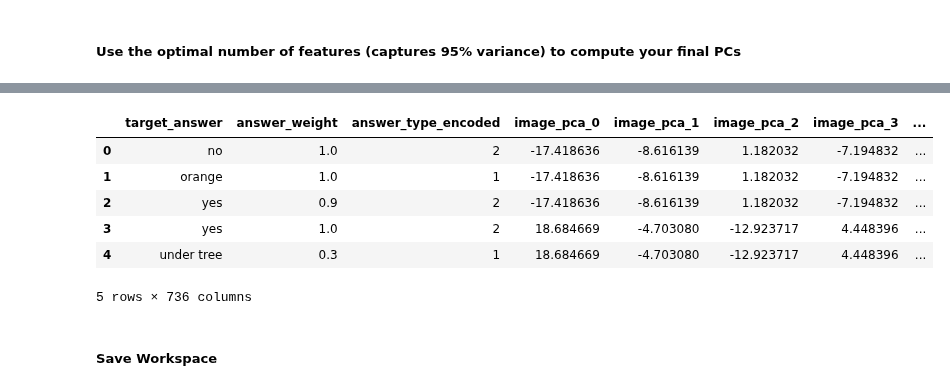
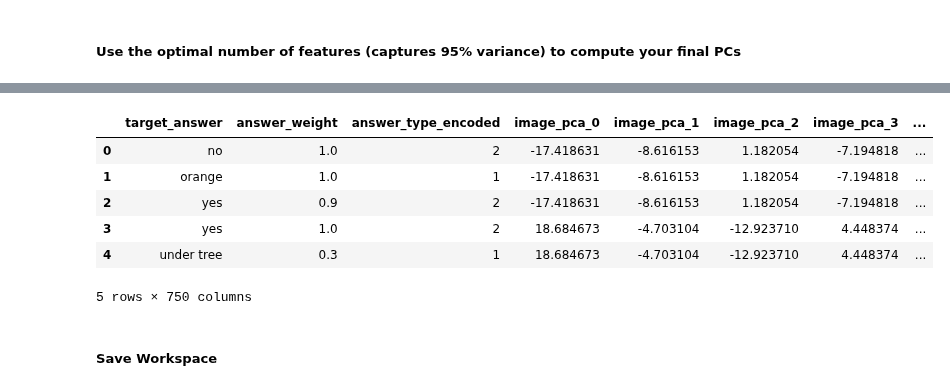
Before and after one commit to nilanahar/MMAI_894_DeepLearning_Project_TeamRosedale, a Jupyter notebook: MMAI_894_Team_Project_ResNet+GoogleWord2Vec.ipynb, the cells around one changed output, grey strips where cells are left out. Saved outputs shown, nothing was run; the diff lists cells and outputs as text; code cells hidden in the pictures.

```diff
--- a/MMAI_894_Team_Project_ResNet+GoogleWord2Vec.ipynb
+++ b/MMAI_894_Team_Project_ResNet+GoogleWord2Vec.ipynb
@@ -809,9 +801,10 @@ Number of components for 95% variance (Filtered Choices): 130
 from sklearn.decomposition import PCA
 
 # Define the number of principal components for PCA
-n_components_image = 452  # Reduce image input dimensions from 2048 to 452
-n_components_filtered_choices = 131  # Reduce filtered_choices_embedding_input from 300 to 131
+n_components_image = 451  # Reduce image input dimensions from 2048 to 452
+n_components_filtered_choices = 130  # Reduce filtered_choices_embedding_input from 300 to 131
 n_components_questions = 150  # Reduce question_embedding_input from 300 to 150
+n_components_question_type = 16  # Reduce question_type_embedding_input from 300 to 10
 
 # Apply PCA to image input
 pca_image = PCA(n_components=n_components_image)
@@ -830,6 +823,11 @@ pca_filtered_choices = PCA(n_components=n_components_filtered_choices)
 filtered_choices_train_pca = pca_filtered_choices.fit_transform(np.vstack(X_train['filtered_choices_embedding'].values))
 filtered_choices_test_pca = pca_filtered_choices.transform(np.vstack(X_test['filtered_choices_embedding'].values))
 filtered_choices_valid_pca = pca_filtered_choices.transform(np.vstack(df_valid['filtered_choices_embedding'].values))
+
+pca_question_type = PCA(n_components=n_components_question_type)
+question_type_train_pca = pca_question_type.fit_transform(np.vstack(X_train['question_type_embedding'].values))
+question_test_pca = pca_question_type.transform(np.vstack(X_test['question_type_embedding'].values))
+question_type_valid_pca = pca_question_type.transform(np.vstack(df_valid['question_type_embedding'].values))
 # %%
 # Function to convert PCA result to DataFrame with preserved index
 def pca_to_df(pca_result, df_original, prefix):
@@ -850,3 +848,11 @@ df_filtered_choices_valid_pca = pca_to_df(filtered_choices_valid_pca, df_valid,
 X_questions_train_pca = pca_to_df(question_train_pca, X_train, 'questions')
 X_questions_test_pca = pca_to_df(question_test_pca, X_test, 'questions')
 df_questions_valid_pca = pca_to_df(question_valid_pca, df_valid, 'questions')
+
+X_question_type_train_pca = pca_to_df(question_type_train_pca, X_train, 'question_type')
+X_question_type_test_pca = pca_to_df(question_test_pca, X_test, 'question_type')
+df_question_type_valid_pca = pca_to_df(question_type_valid_pca, df_valid, 'question_type')
+
+X_most_common_answer_train_pca = pca_to_df(most_common_answer_train_pca, X_train, 'most_common_answer')
+X_most_common_answer_test_pca = pca_to_df(most_common_answer_test_pca, X_test, 'most_common_answer')
+df_most_common_answer_valid_pca = pca_to_df(most_common_answer_valid_pca, df_valid, 'most_common_answer')
@@ -863,18 +859,18 @@ X_train.head()
 # %%
 # Concatenate PCA results with the original `target_answer` column
-X_train_pca = pd.concat([X_train[['answer_weight', 'answer_type_encoded']], X_image_train_pca, X_questions_train_pca, X_filtered_choices_train_pca], axis=1)
-X_test_pca = pd.concat([X_test[['answer_weight', 'answer_type_encoded']], X_image_test_pca, X_questions_test_pca, X_filtered_choices_test_pca], axis=1)
+X_train_pca = pd.concat([X_train[['answer_weight', 'answer_type_encoded']], X_image_train_pca, X_questions_train_pca, X_filtered_choices_train_pca, X_question_type_train_pca], axis=1)
+X_test_pca = pd.concat([X_test[['answer_weight', 'answer_type_encoded']], X_image_test_pca, X_questions_test_pca, X_filtered_choices_test_pca, X_question_type_test_pca], axis=1)
 
-df_valid_pca = pd.concat([df_valid[['target_answer', 'answer_weight', 'answer_type_encoded']], df_image_valid_pca, df_questions_valid_pca, df_filtered_choices_valid_pca], axis=1)
+df_valid_pca = pd.concat([df_valid[['target_answer', 'answer_weight', 'answer_type_encoded']], df_image_valid_pca, df_questions_valid_pca, df_filtered_choices_valid_pca, df_question_type_valid_pca], axis=1)
 df_valid_pca.head()
 # %% [output]
 |  | target_answer | answer_weight | answer_type_encoded | image_pca_0 | image_pca_1 | image_pca_2 | image_pca_3 | ... |
-| 0 | no | 1.0 | 2 | -17.418636 | -8.616139 | 1.182032 | -7.194832 | ... |
-| 1 | orange | 1.0 | 1 | -17.418636 | -8.616139 | 1.182032 | -7.194832 | ... |
-| 2 | yes | 0.9 | 2 | -17.418636 | -8.616139 | 1.182032 | -7.194832 | ... |
-| 3 | yes | 1.0 | 2 | 18.684669 | -4.703080 | -12.923717 | 4.448396 | ... |
-| 4 | under tree | 0.3 | 1 | 18.684669 | -4.703080 | -12.923717 | 4.448396 | ... |
+| 0 | no | 1.0 | 2 | -17.418631 | -8.616153 | 1.182054 | -7.194818 | ... |
+| 1 | orange | 1.0 | 1 | -17.418631 | -8.616153 | 1.182054 | -7.194818 | ... |
+| 2 | yes | 0.9 | 2 | -17.418631 | -8.616153 | 1.182054 | -7.194818 | ... |
+| 3 | yes | 1.0 | 2 | 18.684673 | -4.703104 | -12.923710 | 4.448374 | ... |
+| 4 | under tree | 0.3 | 1 | 18.684673 | -4.703104 | -12.923710 | 4.448374 | ... |
-5 rows × 736 columns
+5 rows × 750 columns
 # %%
 X_train = X_train_pca
 X_test = X_test_pca
```
Also changed, not shown: parts of 6 cells of this notebook.
